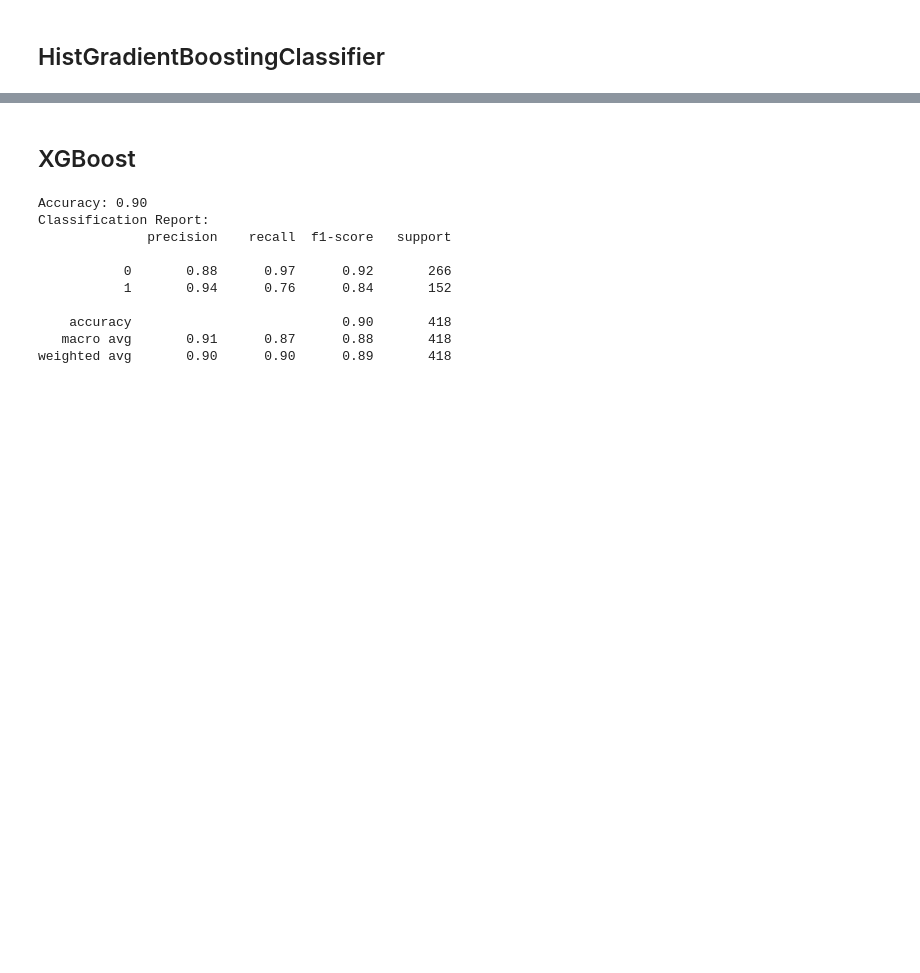
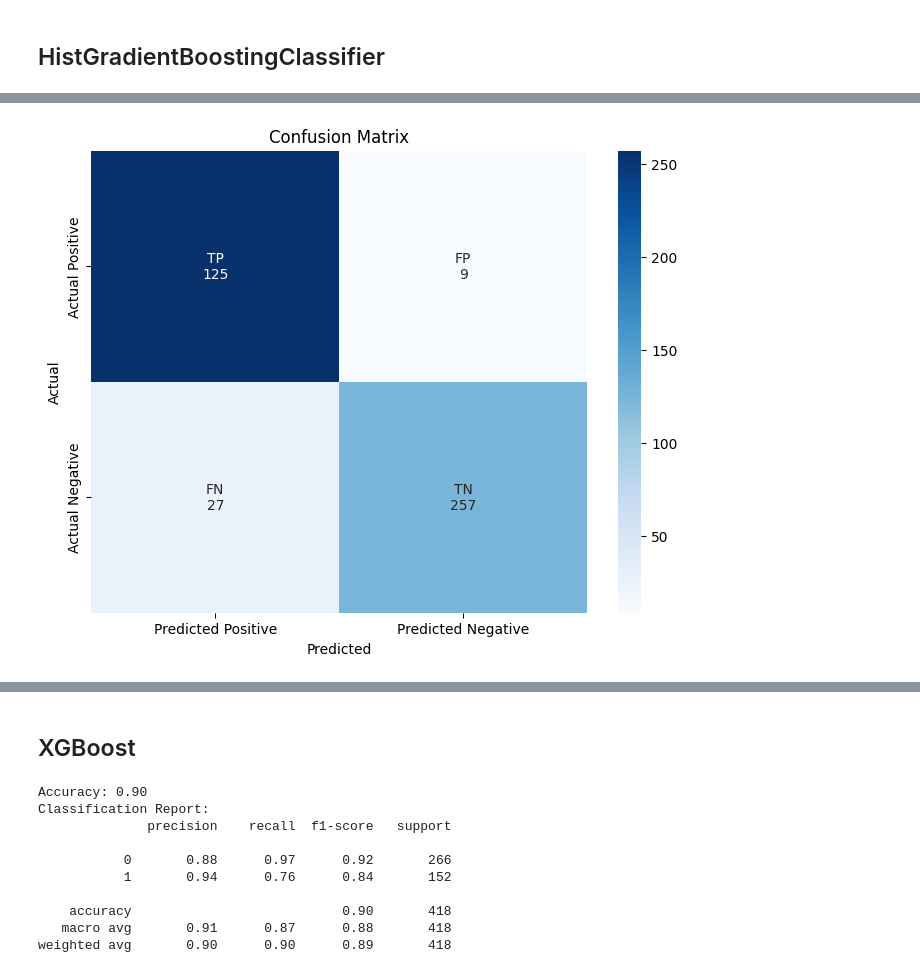
Before and after one commit to Bladys0710/titanic-ml-project, a Jupyter notebook: notebooks/02_Modeling.ipynb, the cells around one changed output, grey strips where cells are left out. Drawn from its saved outputs; the diff is of its cells as text; code cells hidden in the pictures; blank space fills up the shorter version.

```diff
--- a/notebooks/02_Modeling.ipynb
+++ b/notebooks/02_Modeling.ipynb
@@ -118,0 +153,25 @@ print(classification_report(Y_test, Y_pred, target_names=target_names))
+# %%
+import matplotlib.pyplot as plt
+import seaborn as sns
+from sklearn.metrics import confusion_matrix
+
+# Compute the confusion matrix
+conf_matrix = confusion_matrix(Y_test, Y_pred)
+
+# Create a new matrix for annotations
+annot_matrix = [
+    [f'TP\n{conf_matrix[1, 1]}', f'FP\n{conf_matrix[0, 1]}'],
+    [f'FN\n{conf_matrix[1, 0]}', f'TN\n{conf_matrix[0, 0]}']
+]
+
+# Plot the confusion matrix
+plt.figure(figsize=(8, 6))
+sns.heatmap(conf_matrix, annot=annot_matrix, fmt='', cmap='Blues',
+            xticklabels=['Predicted Positive', 'Predicted Negative'],
+            yticklabels=['Actual Positive', 'Actual Negative'])
+plt.ylabel('Actual')
+plt.xlabel('Predicted')
+plt.title('Confusion Matrix')
+plt.show()
+# %% [output]
+[figure, added]
```
Also changed, not shown: parts of 25 cells of this notebook.
